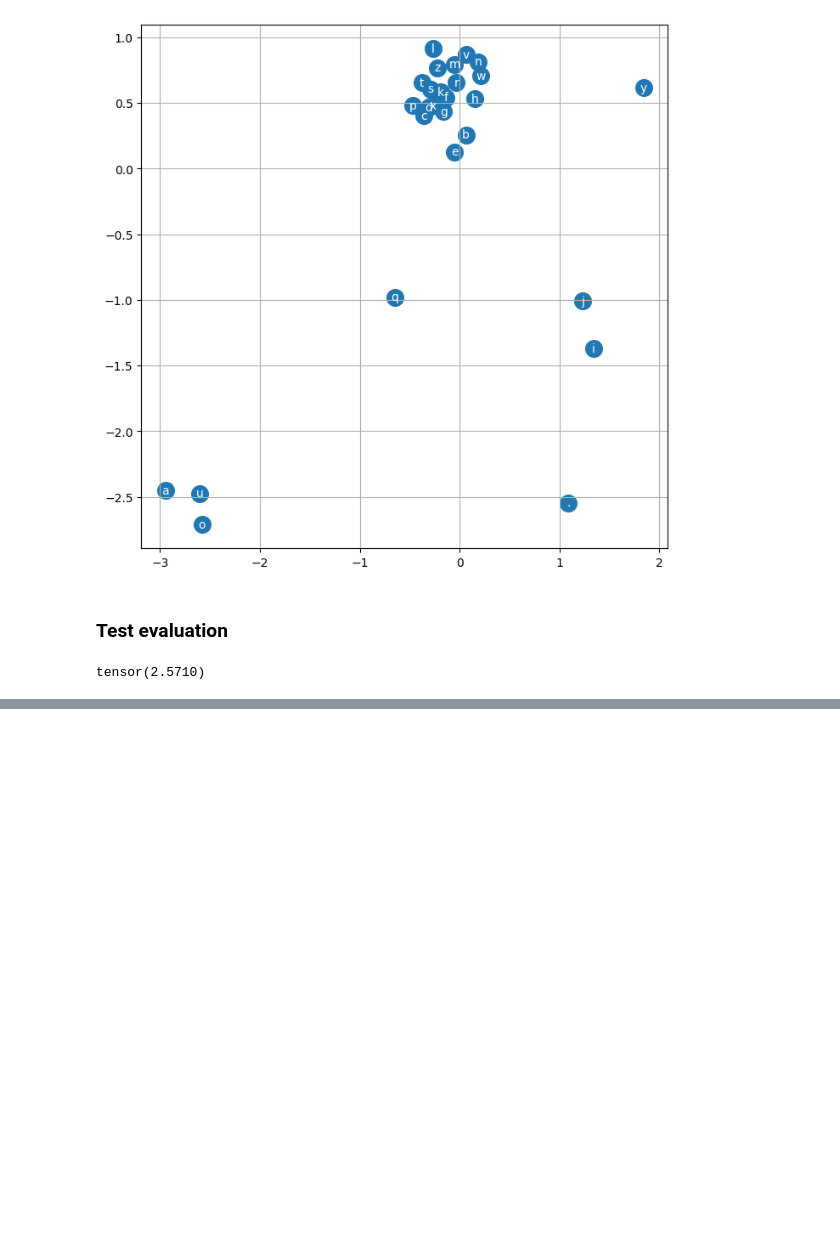
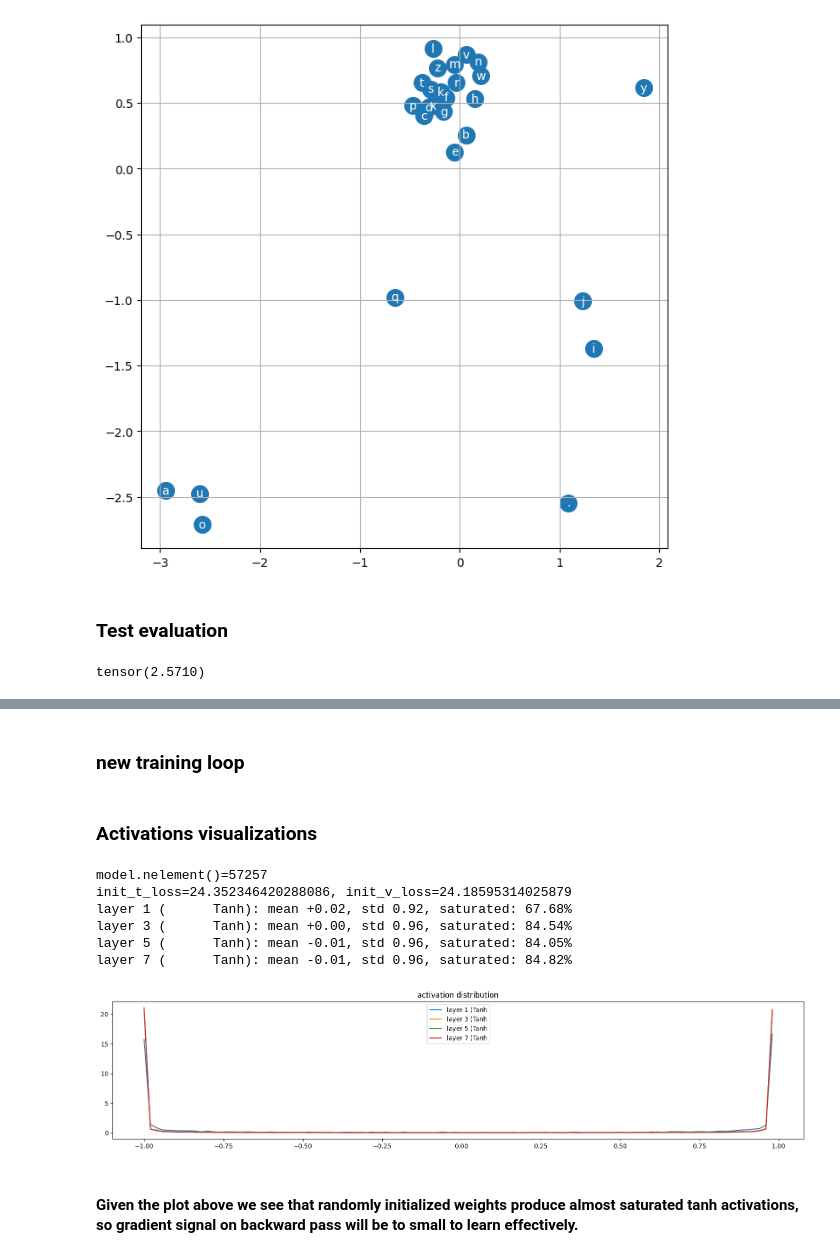
Before and after one commit to ReemBer/makemore-tutorial, a Jupyter notebook: MLP, Activations and gradient visualizations.ipynb, the cells around one changed output, grey strips where cells are left out. Saved outputs shown, nothing was run; the diff lists cells and outputs as text; code cells hidden in the pictures; blank space fills up the shorter version.

Commit message:
- finish implementation of MLP w/o sophisticated initialization - finish visualizations of activation statistics

```diff
--- a/MLP, Activations and gradient visualizations.ipynb
+++ b/MLP, Activations and gradient visualizations.ipynb
@@ -488,15 +287,0 @@ def visualize_gradient_to_weight_ration(model):
-# %%
-g = torch.Generator(device=device).manual_seed(7877)
-
-train_ds = TensorDataset(train_X, train_y)
-val_ds   = TensorDataset(val_X, val_y, device)
-
-model = MultiLayerPerceptron(vocab_size, block_size, n_emb=2, n_hidden=128, device=device, gen=g)
-lr_provider = ConstatntLr(1e-3)
-optimizer   = SgdOptimizer(model.parameters(), lr_provider)
-print(f"{model.nelement()=}")
-
-init_t_loss = F.cross_entropy(model(train_X.to(device)), train_y.to(device)).item()
-init_v_loss = F.cross_entropy(model(val_X.to(device)), val_y.to(device)).item()
-print(f"{init_t_loss=}, {init_v_loss=}")
-plot_forward_activations(model, layer_type=Tanh)
@@ -577,0 +403,2 @@ layer 7 (      Tanh): mean -0.04, std 0.96, saturated: 84.73%
+# %% [markdown]
+### new training loop
@@ -577,0 +430,2 @@ layer 7 (      Tanh): mean -0.04, std 0.96, saturated: 84.73%
+# %% [markdown]
+### Activations visualizations
@@ -577,0 +489,25 @@ layer 7 (      Tanh): mean -0.04, std 0.96, saturated: 84.73%
+# %%
+g = torch.Generator(device=device).manual_seed(7877)
+
+train_ds = TensorDataset(train_X, train_y)
+val_ds   = TensorDataset(val_X, val_y, device)
+
+model = MultiLayerPerceptron(vocab_size, block_size, n_emb=10, n_hidden=128, device=device, gen=g)
+lr_provider = ConstatntLr(1e-3)
+optimizer   = SgdOptimizer(model.parameters(), lr_provider)
+print(f"{model.nelement()=}")
+
+init_t_loss = F.cross_entropy(model(train_X.to(device)), train_y.to(device)).item()
+init_v_loss = F.cross_entropy(model(val_X.to(device)), val_y.to(device)).item()
+print(f"{init_t_loss=}, {init_v_loss=}")
+plot_forward_activations(model, layer_type=Tanh)
+# %% [output]
+model.nelement()=57257
+init_t_loss=24.352346420288086, init_v_loss=24.18595314025879
+layer 1 (      Tanh): mean +0.02, std 0.92, saturated: 67.68%
+layer 3 (      Tanh): mean +0.00, std 0.96, saturated: 84.54%
+layer 5 (      Tanh): mean -0.01, std 0.96, saturated: 84.05%
+layer 7 (      Tanh): mean -0.01, std 0.96, saturated: 84.82%
+[figure, added]
+# %% [markdown]
+#### Given the plot above we see that randomly initialized weights produce almost saturated tanh activations, so gradient signal on backward pass will be to small to learn effectively.
```
Also changed, not shown: parts of 31 cells of this notebook.
